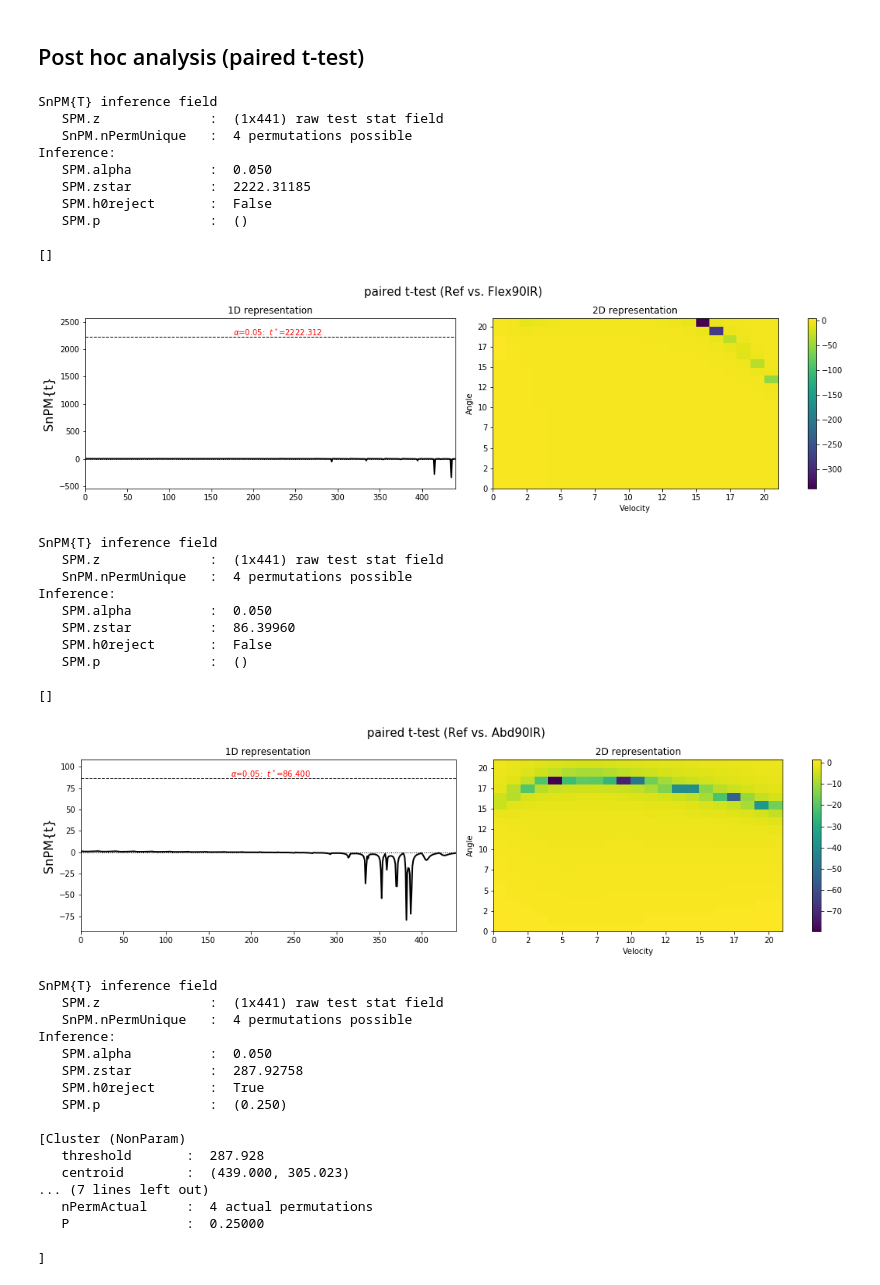
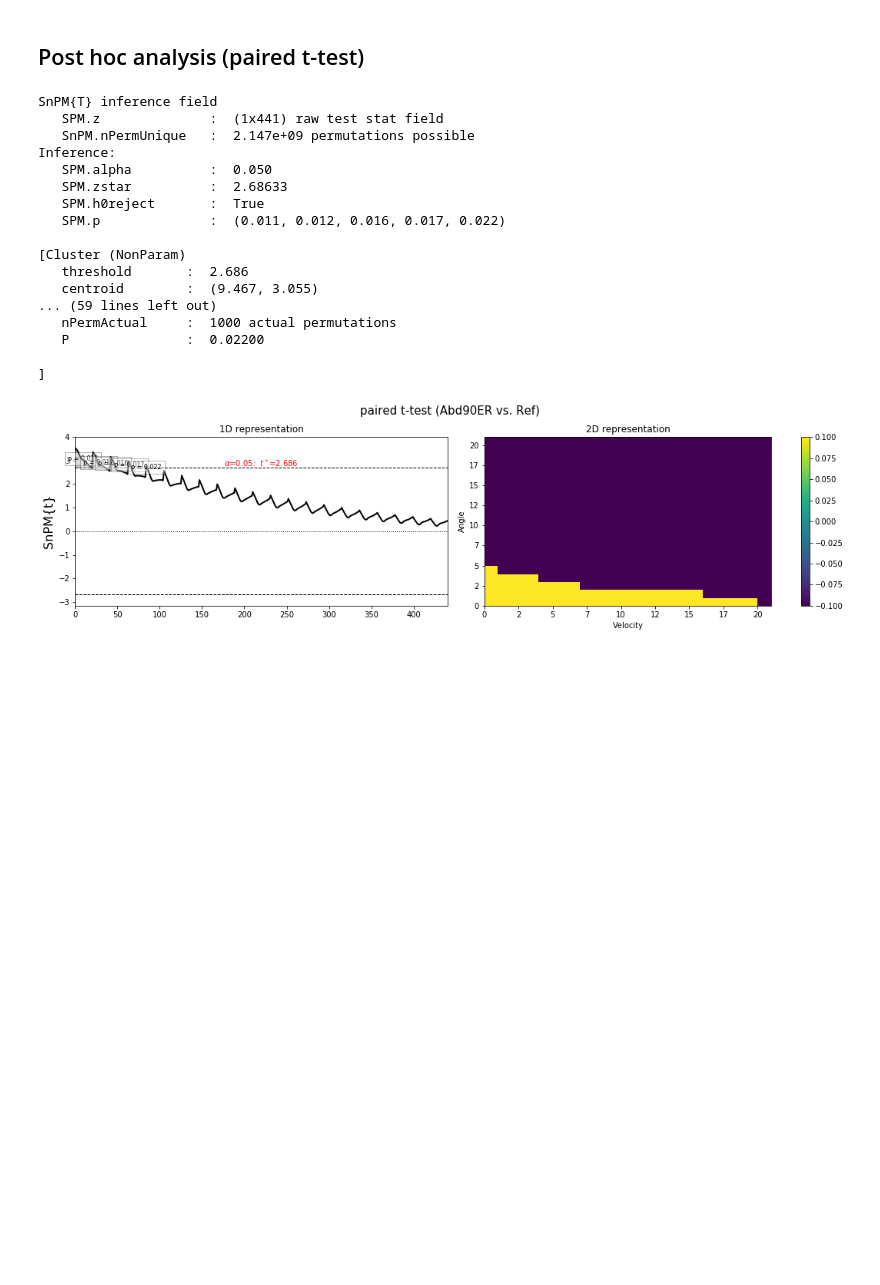
Before and after one commit to romainmartinez/envergo, a Jupyter notebook: 1_spm.ipynb, the cells around one changed output. Saved outputs shown, nothing was run; the diff lists cells and outputs as text; code cells hidden in the pictures; blank space fills up the shorter version.

Commit message:
replace missing trial by mean of the same position

```diff
--- a/1_spm.ipynb
+++ b/1_spm.ipynb
@@ -27,7 +27,7 @@ import itertools
 import matplotlib.pyplot as plt
 import seaborn as sns
 # %%
-data_path = '/home/romain/Desktop/envergo'
+data_path = '/home/romain/Desktop/envergo/meshdata/'
 files = os.listdir(data_path)
 
 torque = {}
@@ -45,6 +45,7 @@ for ifile in files:
             torque[position][contraction] = mat
 # %%
 # create spm matrix (flatten 2D matrix to 1D vector)
+contraction = 'Ext'
 angle, velocity, participant = torque['Abd90ER']['Ext'].shape
 position = len(torque.keys())
 
@@ -52,12 +53,18 @@ participants, positions, y = ([] for i in range(3))
 
 for iparticipant in range(participant):
     for iposition, position_name in enumerate(torque.keys()):
-        participants.append(iparticipant + 1)
-        positions.append(iposition + 1)
-        y.append(torque[position_name]['Ext'][:, :, iparticipant].flatten())
+        participants.append(iparticipant)
+        positions.append(iposition)
+        if iparticipant >= torque[position_name][contraction].shape[2]:
+            print('position {} participant {} is nan'.format(position_name, iparticipant))
+            # replace missing trial by nan
+            y.append(np.full(y[-1].shape[0], np.nan))
+        else:
+            y.append(torque[position_name][contraction][:, :, iparticipant - 1].flatten())
 
 participants, positions, y = [np.array(i) for i in [participants, positions, y]]
-print('participant: {}'.format(participants))
-print('position: {}'.format(positions))
+print('----dimension----'.upper())
+print('participant: {}'.format(participants.shape))
+print('position: {}'.format(positions.shape))
 print('y.shape: {}'.format(y.shape))
 # %% [output]
@@ -67,3 +87,9 @@ y.shape: (12, 441)
+# %%
+# replace missing trial by mean of the position
+for iposition in np.unique(positions):
+    idx = positions == iposition
+    mean_vector = np.nanmean(y[idx, :], axis=0)
+    y[idx, :] = np.where(np.isnan(y[idx, :]), mean_vector, y[idx, :])
 # %%
 def display_results(spm, drop_non_significative=False, title=None):
     print(spm)
@@ -126,56 +139,35 @@ Inference:
 # %%
 n_positions = len(set(positions))
 name_positions = list(torque.keys())
 combinations = itertools.combinations(range(1, n_positions+1), 2)
 
 
 for A, B in combinations:
     yA = y[positions == A]
     yB = y[positions == B]
 
     alpha = 0.05
     t_spm = spm1d.stats.nonparam.ttest_paired(yA, yB)
-    t_spmi = t_spm.inference(alpha, two_tailed=False, iterations=-1)
+    t_spmi = t_spm.inference(alpha, two_tailed=True, iterations=1000)
 
     title = 'paired t-test ({} vs. {})'.format(name_positions[A-1], name_positions[B-1])
-    display_results(t_spmi, drop_non_significative=False, title=title)
+    display_results(t_spmi, drop_non_significative=True, title=title)
 # %% [output]
 SnPM{T} inference field
    SPM.z              :  (1x441) raw test stat field
-   SnPM.nPermUnique   :  4 permutations possible
+   SnPM.nPermUnique   :  2.147e+09 permutations possible
 Inference:
    SPM.alpha          :  0.050
-   SPM.zstar          :  2222.31185
-   SPM.h0reject       :  False
-   SPM.p              :  ()
+   SPM.zstar          :  2.68633
+   SPM.h0reject       :  True
+   SPM.p              :  (0.011, 0.012, 0.016, 0.017, 0.022)
 
-[]
+[Cluster (NonParam)
+   threshold       :  2.686
+   centroid        :  (9.467, 3.055)
+... (59 lines left out)
+   nPermActual     :  1000 actual permutations
+   P               :  0.02200
+
+]
-[figure, old version]
+[figure, new version]
-SnPM{T} inference field
-   SPM.z              :  (1x441) raw test stat field
-   SnPM.nPermUnique   :  4 permutations possible
-Inference:
-   SPM.alpha          :  0.050
-   SPM.zstar          :  86.39960
-   SPM.h0reject       :  False
-   SPM.p              :  ()
-
-[]
-[figure, removed]
-SnPM{T} inference field
-   SPM.z              :  (1x441) raw test stat field
-   SnPM.nPermUnique   :  4 permutations possible
-Inference:
-   SPM.alpha          :  0.050
-   SPM.zstar          :  287.92758
-   SPM.h0reject       :  True
-   SPM.p              :  (0.250)
-
-[Cluster (NonParam)
-   threshold       :  287.928
-   centroid        :  (439.000, 305.023)
-... (7 lines left out)
-   nPermActual     :  4 actual permutations
-   P               :  0.25000
-
-]
```
Also changed, not shown: parts of 3 cells of this notebook.
